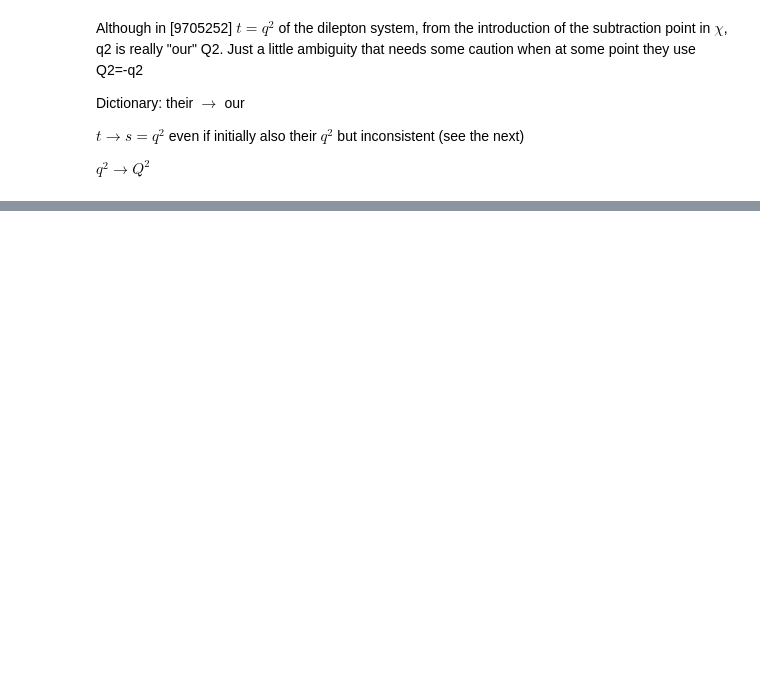
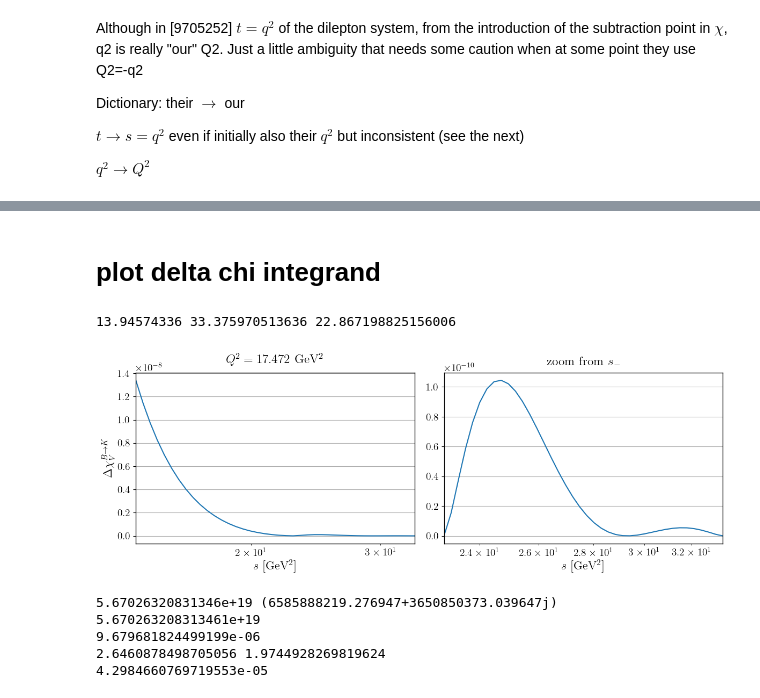
Before and after one commit to mverz/upbsll-py, a Jupyter notebook: dispersive_bounds.ipynb, the cells around one changed output, grey strips where cells are left out. Saved outputs shown, nothing was run; the diff lists cells and outputs as text; code cells hidden in the pictures; blank space fills up the shorter version.

```diff
--- a/dispersive_bounds.ipynb
+++ b/dispersive_bounds.ipynb
@@ -178,0 +239,52 @@ print(phi_B_K(0, Q2 = 0.0))
+# %% [markdown]
+# plot delta chi integrand
+# %%
+print(4 * chi.MD**2, (chi.MB + chi.MK)**2, (chi.MB - chi.MK)**2)
+# %% [output]
+13.94574336 33.375970513636 22.867198825156006
+# %%
+Q2 = chi.mb**2
+#Q2 = 0
+s_min = 4 * chi.MD**2
+s_max = (chi.MB + chi.MK)**2
+
+n_subtractions_plus_1 = 3
+
+nplots = 2
+
+fig, axes = plt.subplots(1, nplots, figsize=(6 * nplots, 4.5))
+
+#0
+xmin = s_min
+xmax = s_max
+#s_vals = np.linspace(xmin, xmax, 10)
+s_vals = np.geomspace(xmin, xmax, 40)
+f_vals = np.array([chi.to_integrate_delta_V(s, Q2, n_subtractions_plus_1=n, with_res_factor=True) for s in s_vals])
+
+axes[0].semilogx(s_vals, f_vals)
+axes[0].set_xlim(xmin, xmax)
+axes[0].set_xlabel(R'$s$ [GeV$^2$]')
+axes[0].set_title(fR'$Q^2={Q2:<.3f}$ GeV$^2$')
+axes[0].grid(True)
+
+#1
+xmin = (chi.MB - chi.MK)**2
+xmax = s_max
+#s_vals = np.linspace(xmin, xmax, 10)
+s_vals = np.geomspace(xmin, xmax, 40)
+f_vals = np.array([chi.to_integrate_delta_V(s, Q2, n_subtractions_plus_1=n, with_res_factor=True) for s in s_vals])
+
+axes[1].semilogx(s_vals, f_vals)
+axes[1].set_xlim(xmin, xmax)
+axes[1].set_xlabel(R'$s$ [GeV$^2$]')
+axes[1].set_title(fR'zoom from $s_-$')
+axes[1].grid(True)
+
+###
+
+axes[0].set_ylabel(R'$\Delta\chi_V^{B\to K}$')
+fig.tight_layout()
+#fig.savefig("without_res_factor", format="pdf", bbox_inches="tight")
+plt.show()
+# %% [output]
+[figure, added]
@@ -178,0 +393,10 @@ print(phi_B_K(0, Q2 = 0.0))
+# %%
+print(H_0_BToK_modsq((chi.MB - chi.MK)**2), H_0_BToK((chi.MB - chi.MK)**2), abs(H_0_BToK((chi.MB - chi.MK)**2))**2)
+print(H_0_modsq_alt((chi.MB - chi.MK)**2))
+print(F_0_BToK((chi.MB - chi.MK)**2), FT_0_BToK((chi.MB - chi.MK)**2))
+print(H_0_estimate((chi.MB - chi.MK)**2))
+# %% [output]
+5.67026320831346e+19 (6585888219.276947+3650850373.039647j) 5.670263208313461e+19
+9.679681824499199e-06
+2.6460878498705056 1.9744928269819624
+4.2984660769719553e-05
```
Also changed, not shown: parts of 12 cells of this notebook, 5 other files.
